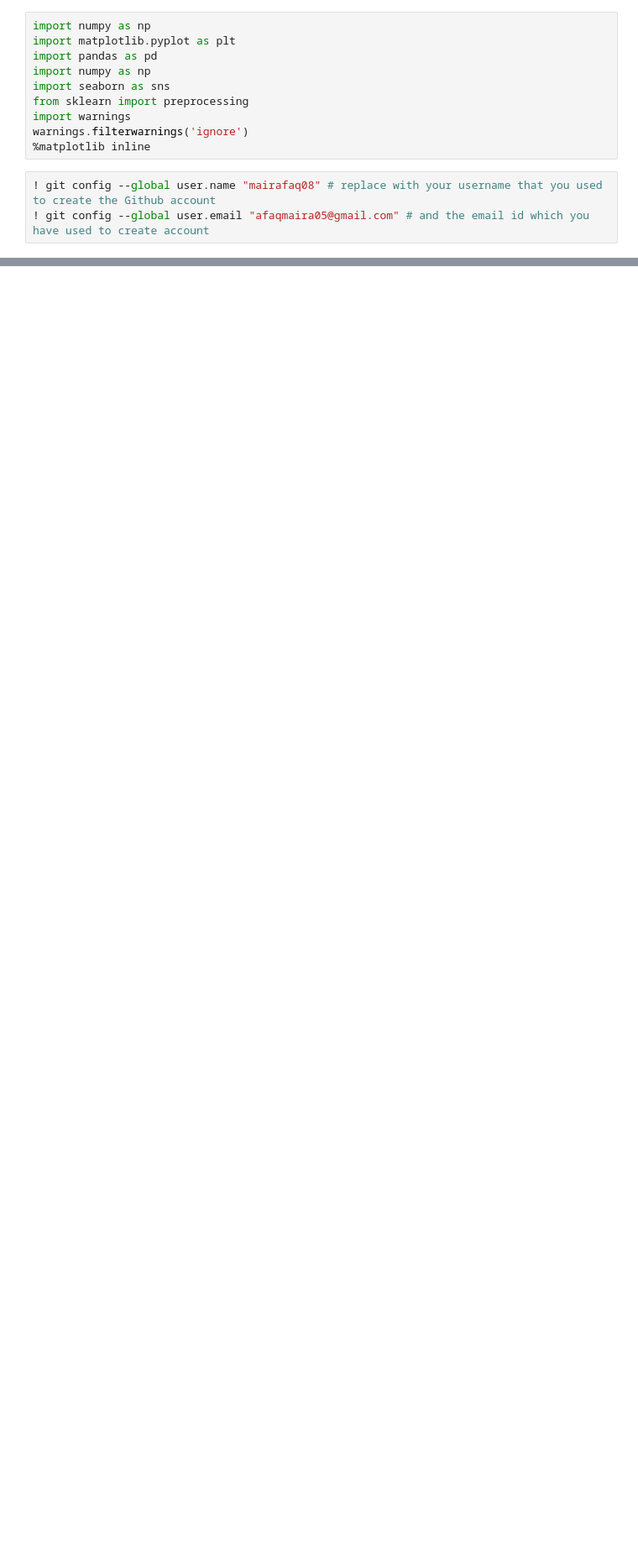
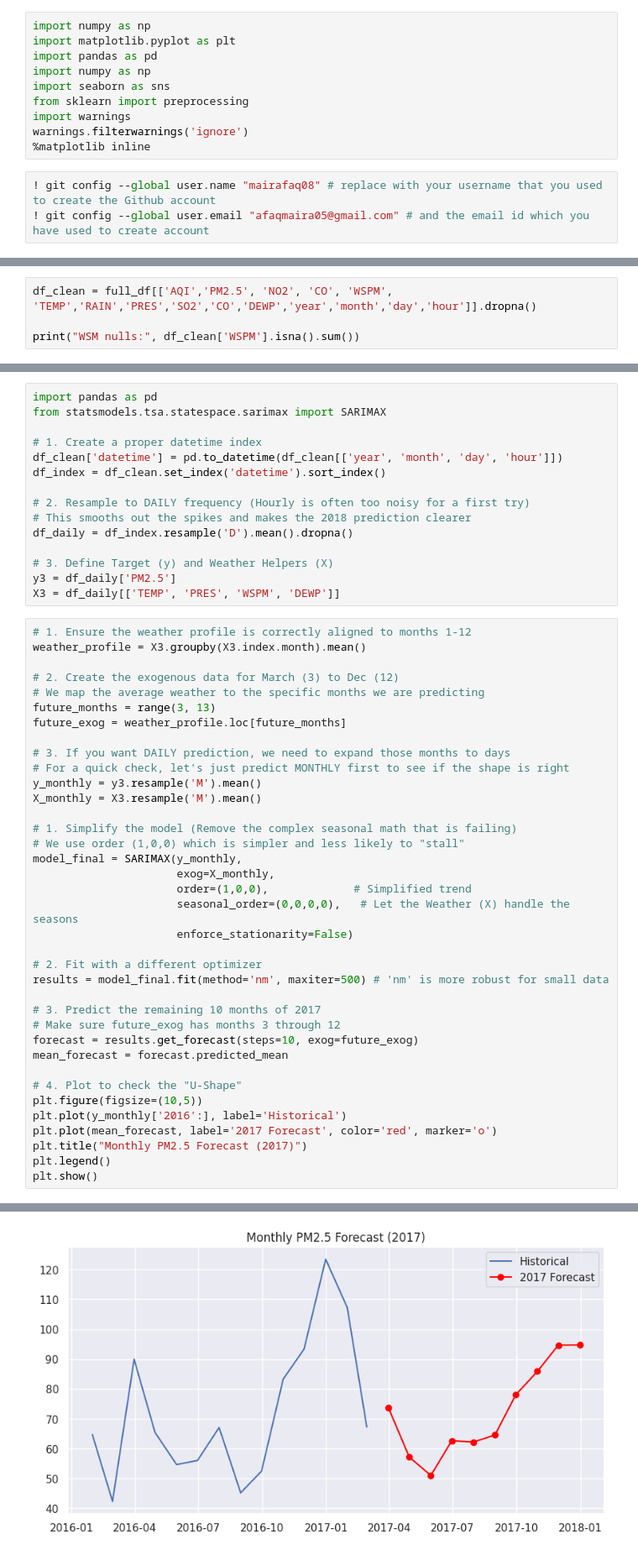
Before and after one commit to mairafaq08/assessment, a Jupyter notebook: model_train.ipynb, the cells around one changed output, grey strips where cells are left out. Shown at 84% size. Cells and saved outputs as stored; diff of their text form; blank space fills up the shorter version.

```diff
--- a/model_train.ipynb
+++ b/model_train.ipynb
@@ -15,0 +637,4 @@ warnings.filterwarnings('ignore')
+# %%
+df_clean = full_df[['AQI','PM2.5', 'NO2', 'CO', 'WSPM', 'TEMP','RAIN','PRES','SO2','CO','DEWP','year','month','day','hour']].dropna()
+
+print("WSM nulls:", df_clean['WSPM'].isna().sum())
@@ -15,0 +1053,53 @@ warnings.filterwarnings('ignore')
+# %%
+import pandas as pd
+from statsmodels.tsa.statespace.sarimax import SARIMAX
+
+# 1. Create a proper datetime index
+df_clean['datetime'] = pd.to_datetime(df_clean[['year', 'month', 'day', 'hour']])
+df_index = df_clean.set_index('datetime').sort_index()
+
+# 2. Resample to DAILY frequency (Hourly is often too noisy for a first try)
+# This smooths out the spikes and makes the 2018 prediction clearer
+df_daily = df_index.resample('D').mean().dropna()
+
+# 3. Define Target (y) and Weather Helpers (X)
+y3 = df_daily['PM2.5']
+X3 = df_daily[['TEMP', 'PRES', 'WSPM', 'DEWP']]
+# %%
+# 1. Ensure the weather profile is correctly aligned to months 1-12
+weather_profile = X3.groupby(X3.index.month).mean()
+
+# 2. Create the exogenous data for March (3) to Dec (12)
+# We map the average weather to the specific months we are predicting
+future_months = range(3, 13)
+future_exog = weather_profile.loc[future_months]
+
+# 3. If you want DAILY prediction, we need to expand those months to days
+# For a quick check, let's just predict MONTHLY first to see if the shape is right
+y_monthly = y3.resample('M').mean()
+X_monthly = X3.resample('M').mean()
+
+# 1. Simplify the model (Remove the complex seasonal math that is failing)
+# We use order (1,0,0) which is simpler and less likely to "stall"
+model_final = SARIMAX(y_monthly,
+                      exog=X_monthly,
+                      order=(1,0,0),             # Simplified trend
+                      seasonal_order=(0,0,0,0),   # Let the Weather (X) handle the seasons
+                      enforce_stationarity=False)
+
+# 2. Fit with a different optimizer
+results = model_final.fit(method='nm', maxiter=500) # 'nm' is more robust for small data
+
+# 3. Predict the remaining 10 months of 2017
+# Make sure future_exog has months 3 through 12
+forecast = results.get_forecast(steps=10, exog=future_exog)
+mean_forecast = forecast.predicted_mean
+
+# 4. Plot to check the "U-Shape"
+plt.figure(figsize=(10,5))
+plt.plot(y_monthly['2016':], label='Historical')
+plt.plot(mean_forecast, label='2017 Forecast', color='red', marker='o')
+plt.title("Monthly PM2.5 Forecast (2017)")
+plt.legend()
+plt.show()
+# %% [output]
@@ -15,0 +1110 @@ warnings.filterwarnings('ignore')
+[figure, added]
```
Also changed, not shown: parts of 64 cells of this notebook.
